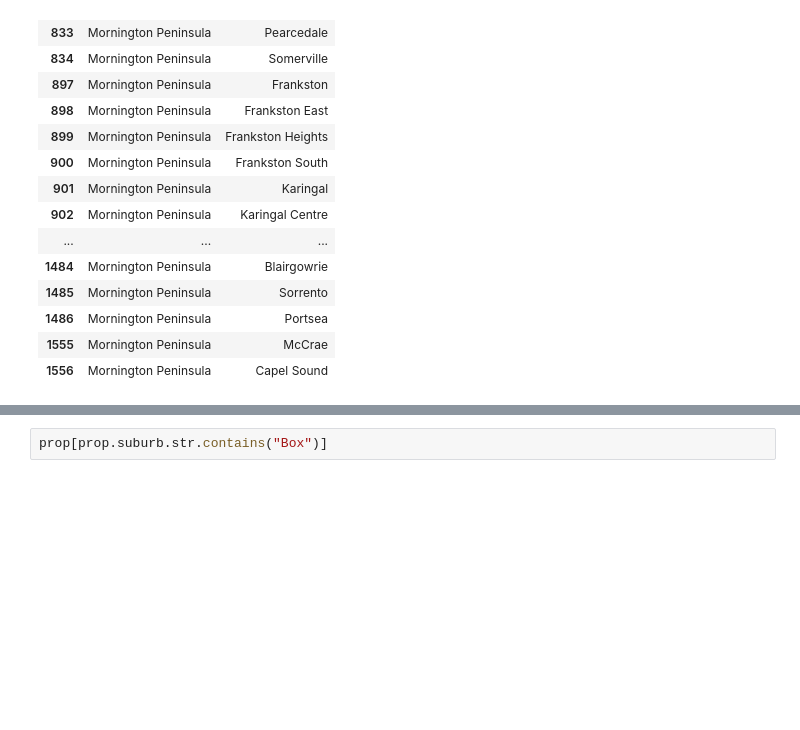
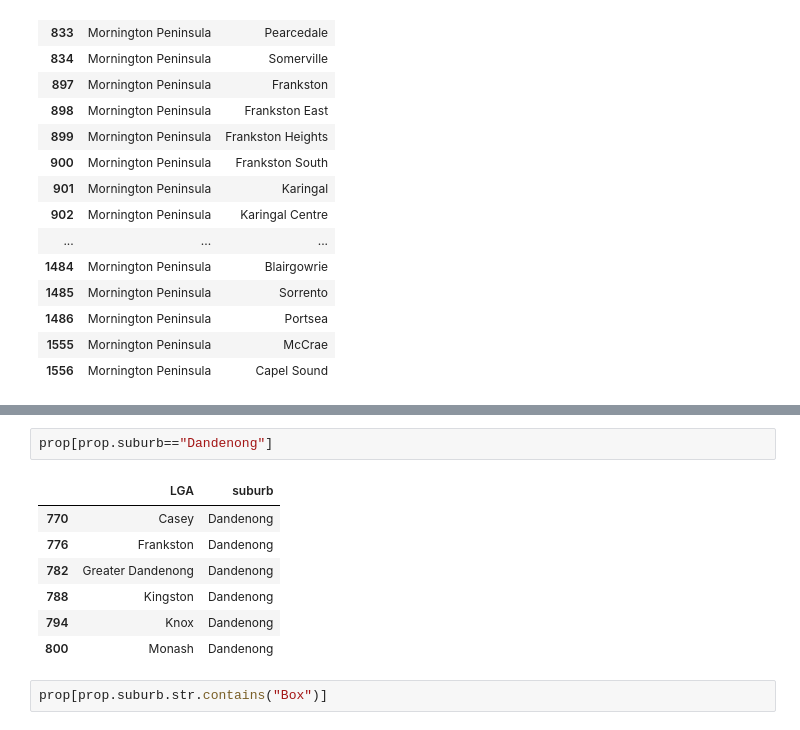
Before and after one commit to GuyDavis1/Week-9-Homework, a Jupyter notebook: data/cleaning.ipynb, the cells around one changed output, grey strips where cells are left out. Saved outputs shown, nothing was run; the diff lists cells and outputs as text; blank space fills up the shorter version.

```diff
--- a/data/cleaning.ipynb
+++ b/data/cleaning.ipynb
@@ -142,3 +159,13 @@ prop[prop.LGA=="Mornington Peninsula"]
+# %%
+prop[prop.suburb=="Dandenong"]
+# %% [output]
+|  | LGA | suburb |
+| 770 | Casey | Dandenong |
+| 776 | Frankston | Dandenong |
+| 782 | Greater Dandenong | Dandenong |
+| 788 | Kingston | Dandenong |
+| 794 | Knox | Dandenong |
+| 800 | Monash | Dandenong |
 # %%
 prop[prop.suburb.str.contains("Box")]
 # %% [output]
```
Also changed, not shown: parts of 3 cells of this notebook, 2 other files.
